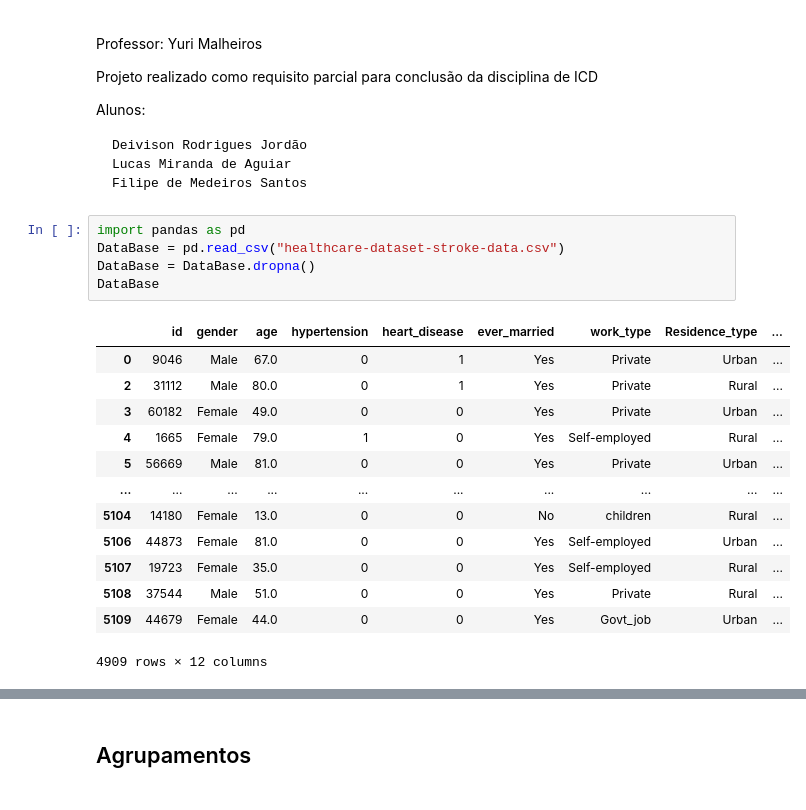
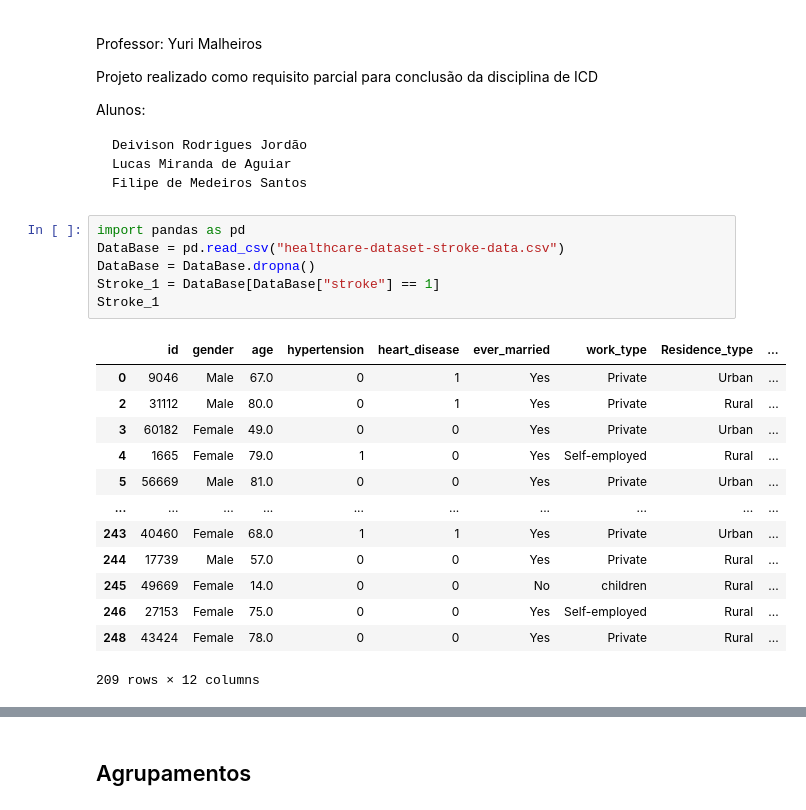
Before and after one commit to deivisongithub/Introducao_Ciencia_de_dados, a Jupyter notebook: Projeto_de_ICD_agrupamentos.ipynb, the cells around one changed output, grey strips where cells are left out. Cells and saved outputs as stored; diff of their text form.

```diff
--- a/Projeto_de_ICD_agrupamentos.ipynb
+++ b/Projeto_de_ICD_agrupamentos.ipynb
@@ -12,19 +12,20 @@ Alunos:
 # %%
 import pandas as pd
 DataBase = pd.read_csv("healthcare-dataset-stroke-data.csv")
 DataBase = DataBase.dropna()
-DataBase
+Stroke_1 = DataBase[DataBase["stroke"] == 1]
+Stroke_1
 # %% [output]
 |  | id | gender | age | hypertension | heart_disease | ever_married | work_type | Residence_type | ... |
 | 0 | 9046 | Male | 67.0 | 0 | 1 | Yes | Private | Urban | ... |
 | 2 | 31112 | Male | 80.0 | 0 | 1 | Yes | Private | Rural | ... |
 | 3 | 60182 | Female | 49.0 | 0 | 0 | Yes | Private | Urban | ... |
 | 4 | 1665 | Female | 79.0 | 1 | 0 | Yes | Self-employed | Rural | ... |
 | 5 | 56669 | Male | 81.0 | 0 | 0 | Yes | Private | Urban | ... |
 | ... | ... | ... | ... | ... | ... | ... | ... | ... | ... |
-| 5104 | 14180 | Female | 13.0 | 0 | 0 | No | children | Rural | ... |
-| 5106 | 44873 | Female | 81.0 | 0 | 0 | Yes | Self-employed | Urban | ... |
-| 5107 | 19723 | Female | 35.0 | 0 | 0 | Yes | Self-employed | Rural | ... |
-| 5108 | 37544 | Male | 51.0 | 0 | 0 | Yes | Private | Rural | ... |
-| 5109 | 44679 | Female | 44.0 | 0 | 0 | Yes | Govt_job | Urban | ... |
+| 243 | 40460 | Female | 68.0 | 1 | 1 | Yes | Private | Urban | ... |
+| 244 | 17739 | Male | 57.0 | 0 | 0 | Yes | Private | Rural | ... |
+| 245 | 49669 | Female | 14.0 | 0 | 0 | No | children | Rural | ... |
+| 246 | 27153 | Female | 75.0 | 0 | 0 | Yes | Self-employed | Rural | ... |
+| 248 | 43424 | Female | 78.0 | 0 | 0 | Yes | Private | Rural | ... |
-4909 rows × 12 columns
+209 rows × 12 columns
```
Also changed, not shown: parts of 14 cells of this notebook.
